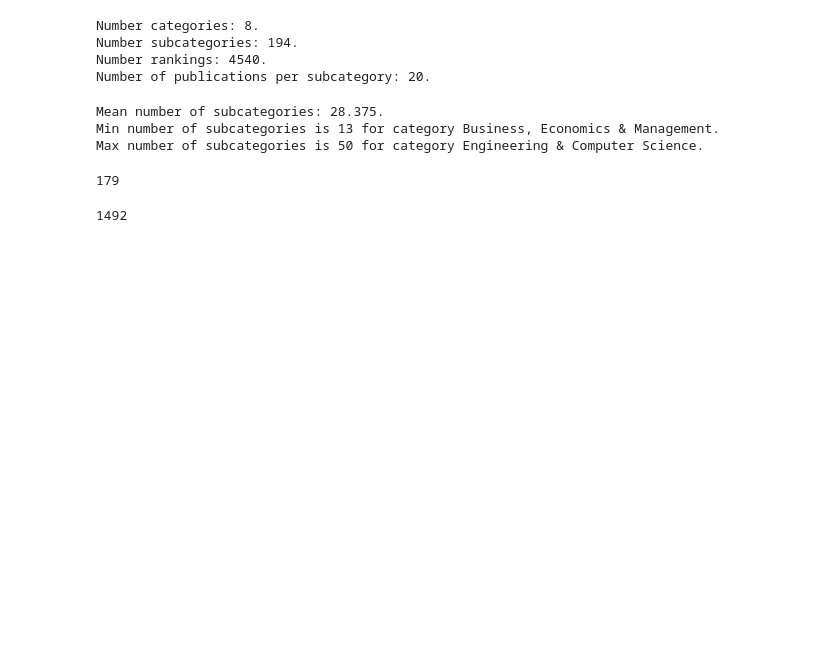
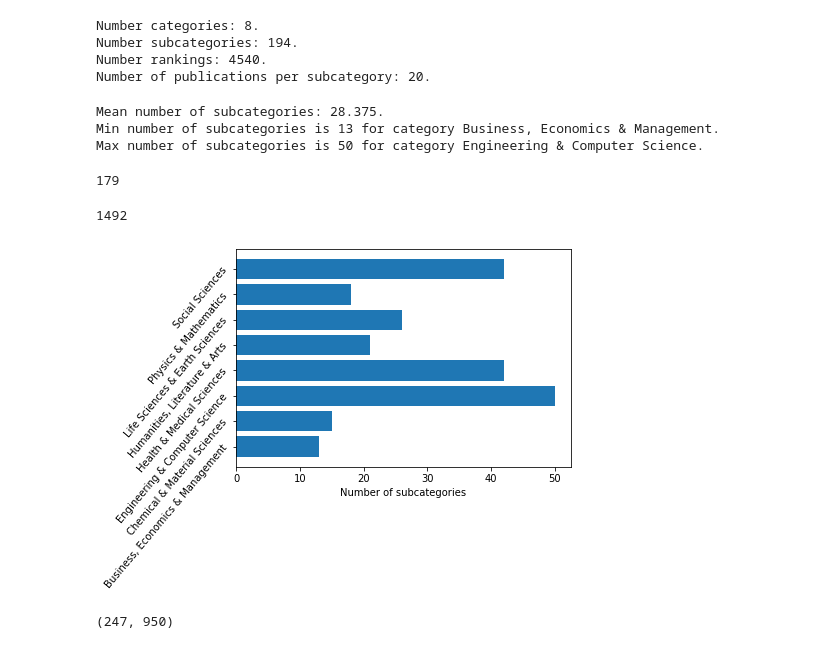
Before and after one commit to andreeaiana/graph_confrec, a Jupyter notebook: notebooks/Exploration H5Index.ipynb, the cells around one changed output. Saved outputs shown, nothing was run; the diff lists cells and outputs as text; code cells hidden in the pictures; blank space fills up the shorter version.

```diff
--- a/notebooks/Exploration H5Index.ipynb
+++ b/notebooks/Exploration H5Index.ipynb
@@ -54,3 +54,12 @@ journals = rankings[rankings["publication"].str.contains("Journal")]
 len(journals)
 # %% [output]
 1492
+# %%
+bars = list(df["len"])
+labels = list(df["category"])
+plt.barh(np.arange(len(bars)), bars)
+plt.xlabel('Number of subcategories')
+plt.yticks(np.arange(8), labels, rotation=50)
+plt.show()
+# %% [output]
+[figure, added]
@@ -56,0 +71,4 @@ len(journals)
+# %%
+min_len, max_len
+# %% [output]
+(247, 950)
```
Also changed, not shown: parts of 2 cells of this notebook, 1 other file.
